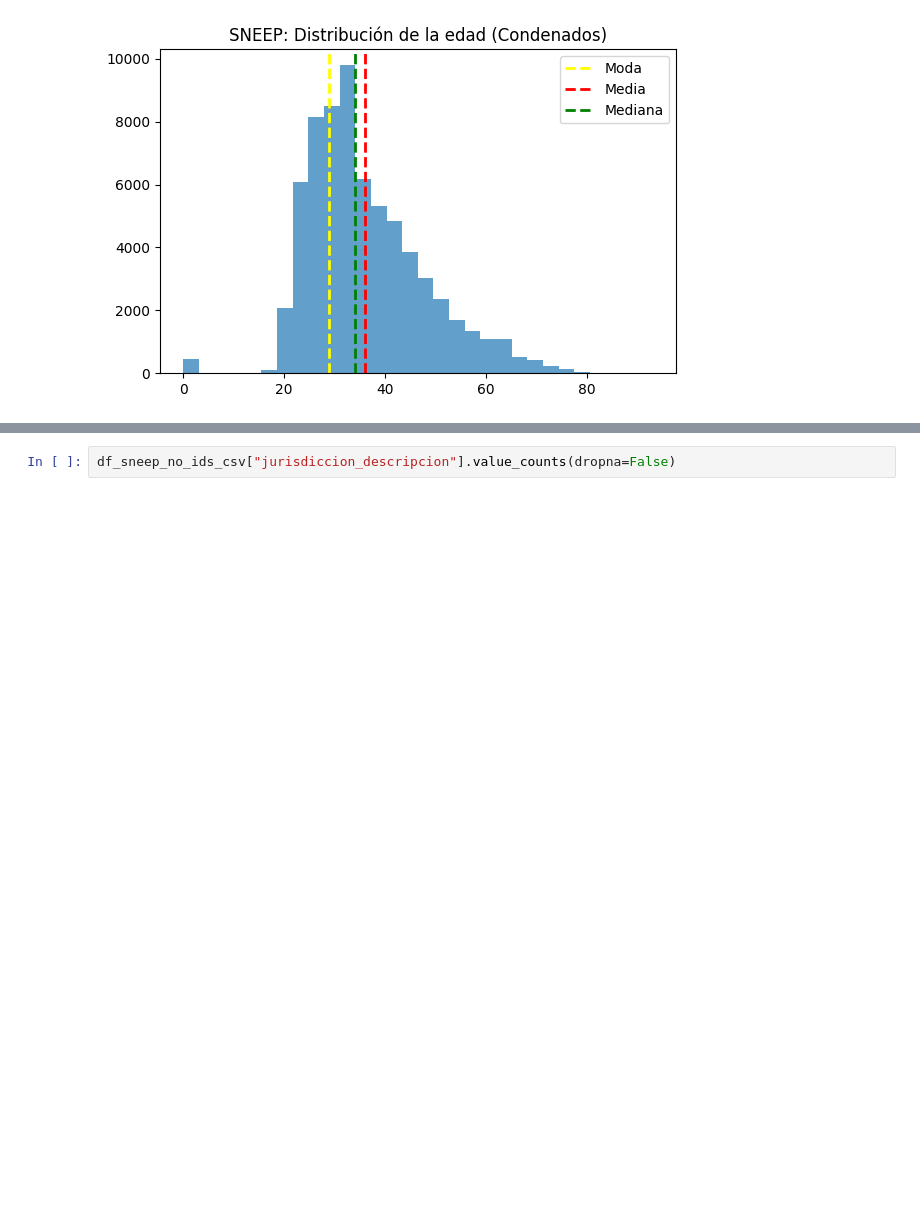
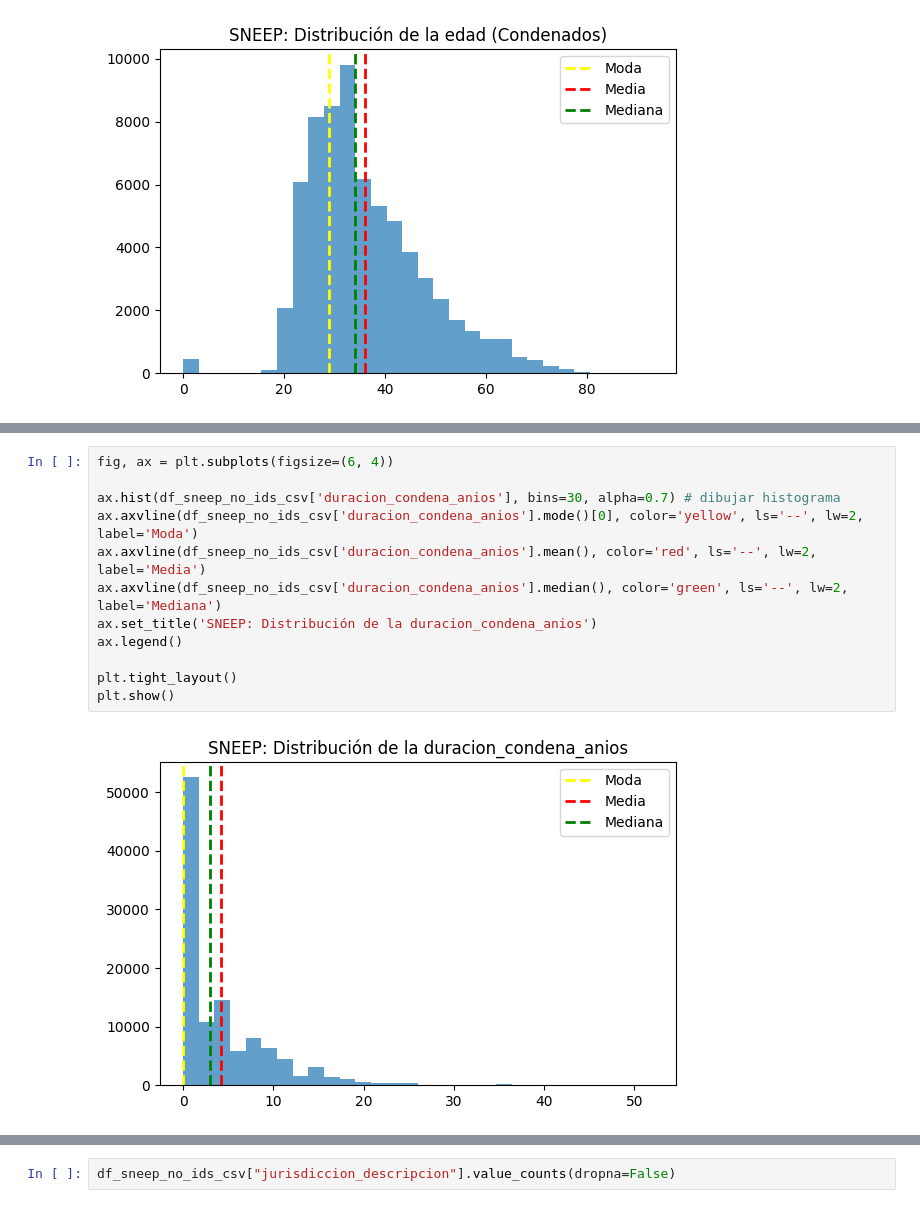
Before and after one commit to gasper-az/CEIA_Analisis_de_datos, a Jupyter notebook: trabajos_practicos/resolucion_tp_01/tp_01.ipynb, the cells around one changed output, grey strips where cells are left out. Cells and saved outputs as stored; diff of their text form; blank space fills up the shorter version.

```diff
--- a/trabajos_practicos/resolucion_tp_01/tp_01.ipynb
+++ b/trabajos_practicos/resolucion_tp_01/tp_01.ipynb
@@ -345,0 +723,14 @@ plt.show()
+# %%
+fig, ax = plt.subplots(figsize=(6, 4))
+
+ax.hist(df_sneep_no_ids_csv['duracion_condena_anios'], bins=30, alpha=0.7) # dibujar histograma
+ax.axvline(df_sneep_no_ids_csv['duracion_condena_anios'].mode()[0], color='yellow', ls='--', lw=2, label='Moda')
+ax.axvline(df_sneep_no_ids_csv['duracion_condena_anios'].mean(), color='red', ls='--', lw=2, label='Media')
+ax.axvline(df_sneep_no_ids_csv['duracion_condena_anios'].median(), color='green', ls='--', lw=2, label='Mediana')
+ax.set_title('SNEEP: Distribución de la duracion_condena_anios')
+ax.legend()
+
+plt.tight_layout()
+plt.show()
+# %% [output]
+[figure, added]
```
Also changed, not shown: parts of 64 cells of this notebook.
